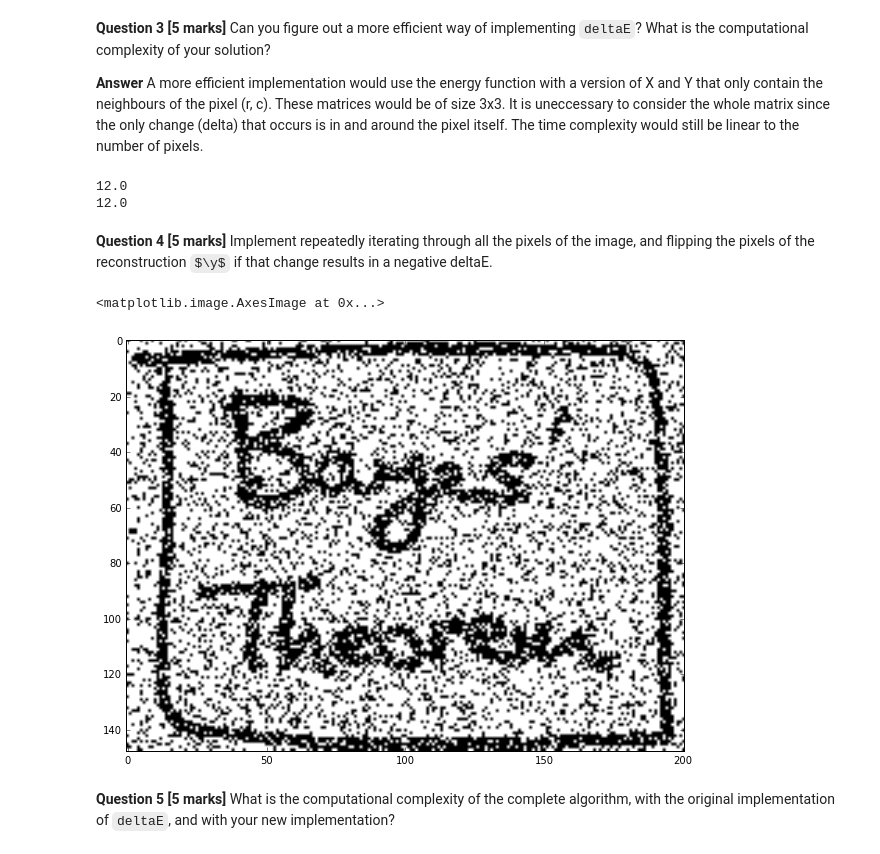
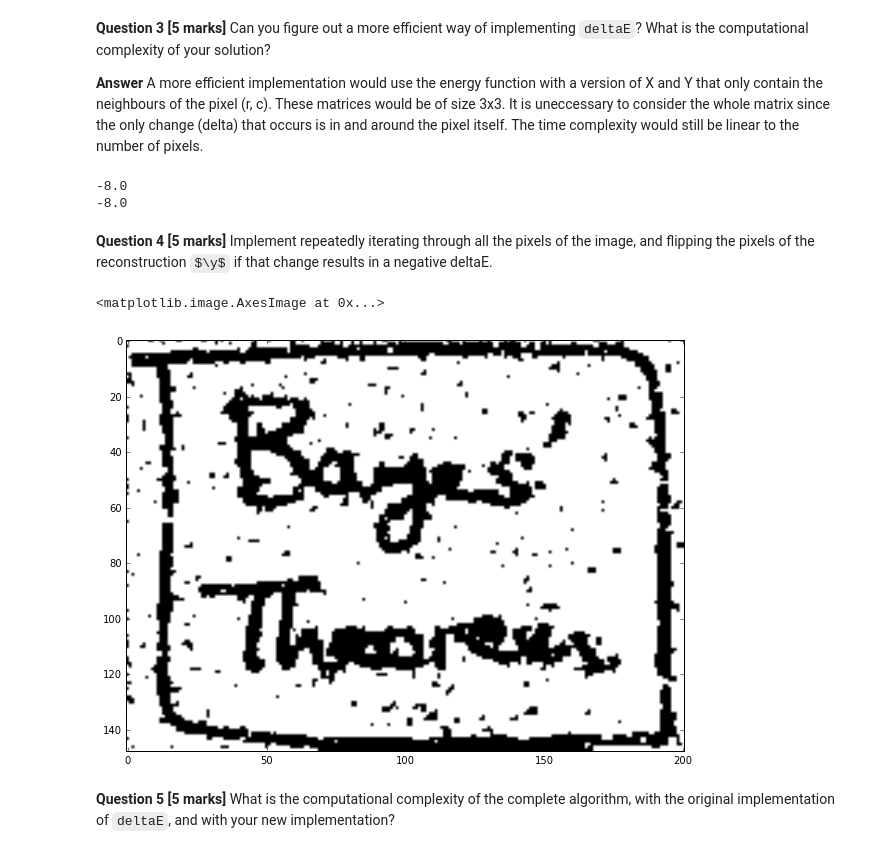
Before and after one commit to thomasbrus/machine-learning, a Jupyter notebook: advanced/practicum/week-1/lab-1.ipynb, the cells around one changed output. Cells and saved outputs as stored; diff of their text form; code cells hidden in the pictures; some formulas as TeX source.

```diff
--- a/advanced/practicum/week-1/lab-1.ipynb
+++ b/advanced/practicum/week-1/lab-1.ipynb
@@ -25,15 +25,15 @@ pylab.rcParams['figure.figsize'] = (10.0, 8.0)
 
 # Read in the data:
 im = ndim.imread("figure.png")[3:-3,3:-3]-1 # Remove the bor
-im = -1 + 2 * (im[:,:,1] / 253)
+im = -(-1 + 2*im)
 
 print im.min(), im.max()
-plt.imshow(im, cmap="bone")
+plt.imshow(im,cmap="bone")
 
 def corrupt(im,pFlip = 50):  # Flip one in [pFlip] pixels
     for r in range(im.shape[0]):
         for c in range(im.shape[1]):
-            if np.random.randint(pFlip):
+            if np.random.randint(pFlip)==0:
                 im[r,c] = -im[r,c]
 # %% [output]
 -1 1
@@ -115,42 +115,40 @@ def deltaE(h, beta, eta, X, Y, r, c):
 **Answer** A more efficient implementation would use the energy function with a version of X and Y that only contain the neighbours of the pixel (r, c). These matrices would be of size 3x3. It is uneccessary to consider the whole matrix since the only change (delta) that occurs is in and around the pixel itself. The time complexity would still be linear to the number of pixels.
 # %%
 # Answer to Q3
+Y = X.copy()
 
-myX = np.array([[1, 1, 1], [1, 1, 1]])
-myY = np.array([[1, 1, 1], [1, 1, 1]])
-
-print deltaE(1.0, 1.0, 1.0, myX, myY, 1, 1)
+print deltaE(1.0, 1.0, 1.0, X, Y, 50, 50)
 
 def myDeltaE(h, beta, eta, X, Y, r, c):
     v = X[r, c]
     X[r, c] = -v
-    E = energy(h, beta, eta, X[r-1:r+1][c-1:c+1], Y[r-1:r+1][c-1:c+1])
+    E = energy(h, beta, eta, X[r-1:r+2, c-1:c+2], Y[r-1:r+2, c-1:c+2])
     X[r, c] = v
-    return E - energy(h, beta, eta, X[r-1:r+1][c-1:c+1], Y[r-1:r+1][c-1:c+1])
+    return E - energy(h, beta, eta, X[r-1:r+2, c-1:c+2], Y[r-1:r+2, c-1:c+2])
 
-print myDeltaE(1.0, 1.0, 1.0, myX, myY, 1, 1)
+print myDeltaE(1.0, 1.0, 1.0, X, Y, 50, 50)
 # %% [output]
-12.0
-12.0
+-8.0
+-8.0
 # %% [markdown]
 **Question 4 [5 marks]** Implement repeatedly iterating through all the pixels of the image, and flipping the pixels of the reconstruction $\y$ if that change results in a negative deltaE.
 # %%
 # Answer to Q4
 
 h = 0.2
 beta = 0.88
 eta = 0.2
 Y = X.copy()
 
 for r in xrange(X.shape[0]):
     for c in xrange(X.shape[1]):
-        if myDeltaE(h, beta, eta, X, Y, r, c) < 0:
+        if myDeltaE(h, beta, eta, Y, X, r, c) < 0:
             Y[r, c] = -Y[r, c]
 
 plt.imshow(Y, cmap="bone")
 # %% [output]
 <matplotlib.image.AxesImage at 0x...>
-[figure, old version]
+[figure, new version]
 # %% [markdown]
 **Question 5 [5 marks]** What is the computational complexity of the complete algorithm, with the original implementation of `deltaE`, and with your new implementation?
 # %% [markdown]
```
Also changed, not shown: parts of 4 cells of this notebook.
